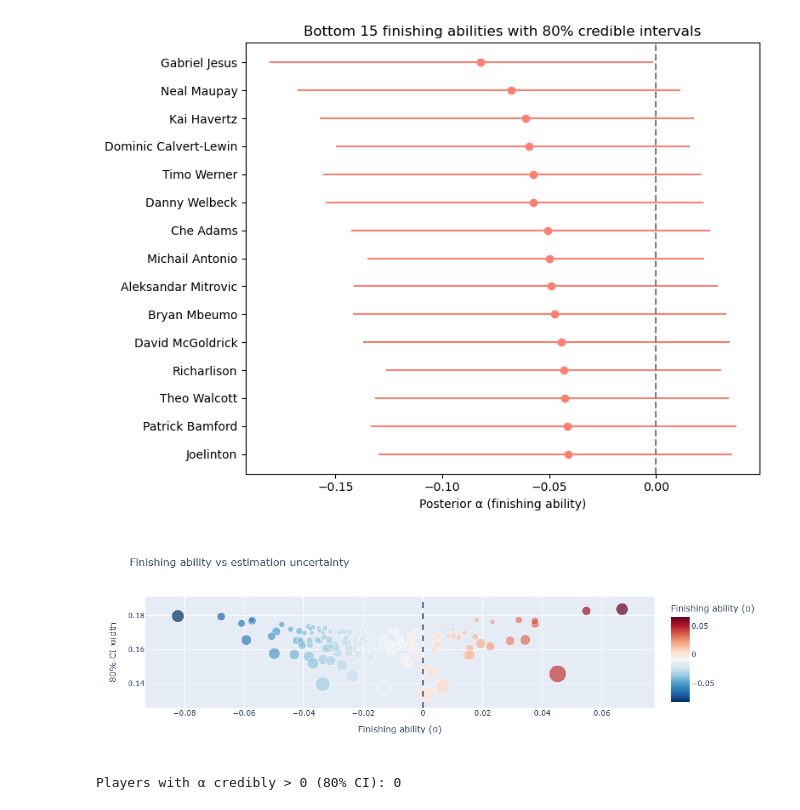
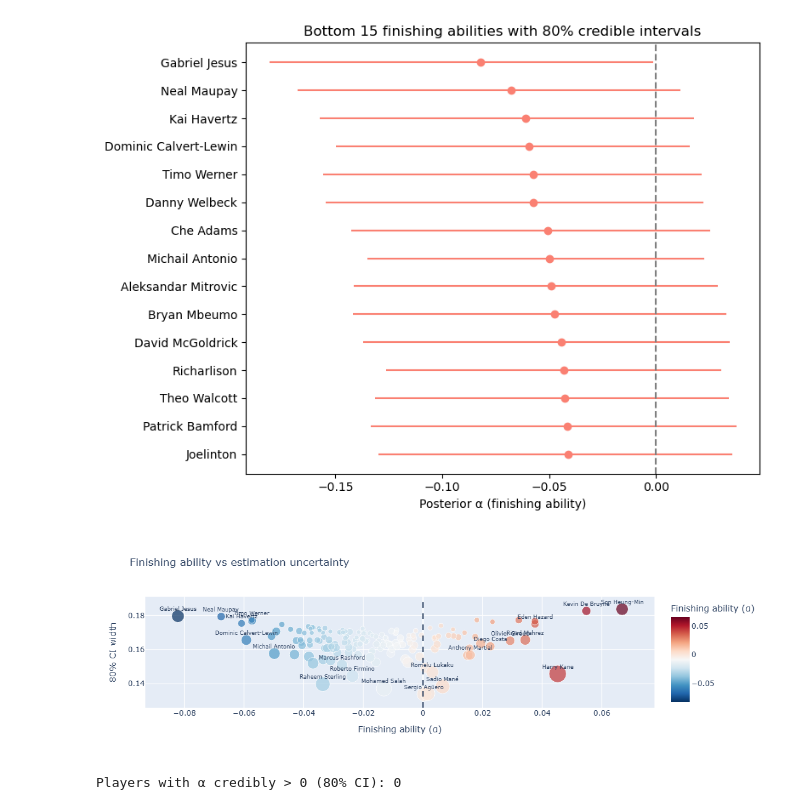
Before and after one commit to morgan-316/Bayesian-finishing-skill-model, a Jupyter notebook: Quantifying Finishing Ability.ipynb, the cells around one changed output. Saved outputs shown, nothing was run; the diff lists cells and outputs as text; code cells hidden in the pictures.

```diff
--- a/Quantifying Finishing Ability.ipynb
+++ b/Quantifying Finishing Ability.ipynb
@@ -465,27 +465,54 @@ plt.tight_layout()
 plt.show()
 # %% [output]
 [figure]
-# %%
-# Finishing ability vs estimation uncertainty — interactive
-fig = px.scatter(
-    alpha_summary_filtered,
-    x="alpha_mean",
-    y="ci_width",
-    size="npxg",
-    color="alpha_mean",
-    hover_name="player",
-    color_continuous_scale="RdBu_r",
-    title="Finishing ability vs estimation uncertainty",
-    labels={
-        "alpha_mean": "Finishing ability (α)",
-        "ci_width":   "80% CI width",
-        "npxg":       "Total xG (training)"
-    }
-)
-fig.add_vline(x=0, line_dash="dash")
-fig.show()
-# %% [output]
-[figure, removed]
+# %%
+import plotly.express as px
+import plotly.graph_objects as go
+
+highlight_players = [
+    "Gabriel Jesus", "Harry Kane", "Michail Antonio", "Dominic Calvert-Lewin",
+    "Kevin De Bruyne", "Son Heung-Min", "Mohamed Salah", "Marcus Rashford",
+    "Raheem Sterling", "Sergio Agüero", "Romelu Lukaku", "Sadio Mané",
+    "Alexis Sanchez", "Anthony Martial", "Olivier Giroud",
+    "Diego Costa", "Timo Werner", "Riyad Mahrez",
+    "Roberto Firmino", "Eden Hazard", "Neal Maupay", "Kai Havertz"
+]
+
+fig = px.scatter(
+    alpha_summary_filtered,
+    x="alpha_mean",
+    y="ci_width",
+    size="npxg",
+    color="alpha_mean",
+    hover_name="player",
+    color_continuous_scale="RdBu_r",
+    title="Finishing ability vs estimation uncertainty",
+    labels={
+        "alpha_mean": "Finishing ability (α)",
+        "ci_width":   "80% CI width",
+        "npxg":       "Total xG (training)"
+    }
+)
+fig.add_vline(x=0, line_dash="dash")
+
+# Add labels for highlighted players
+labeled = alpha_summary_filtered[alpha_summary_filtered["player"].isin(highlight_players)]
+
+for _, row in labeled.iterrows():
+    fig.add_annotation(
+        x=row["alpha_mean"],
+        y=row["ci_width"],
+        text=row["player"],
+        showarrow=False,
+        xshift=0,
+        yshift=12,
+        font=dict(size=9),
+        xanchor="center"
+    )
+
+fig.show()
+# %% [output]
+[figure, added]
 # %%
 # Players whose 80% CI is entirely above zero — statistically above-average finishers
 sig_finishers = alpha_summary_filtered[alpha_summary_filtered["alpha_lower"] > 0].sort_values("alpha_mean", ascending=False)
```
Also changed, not shown: parts of 2 cells of this notebook.
